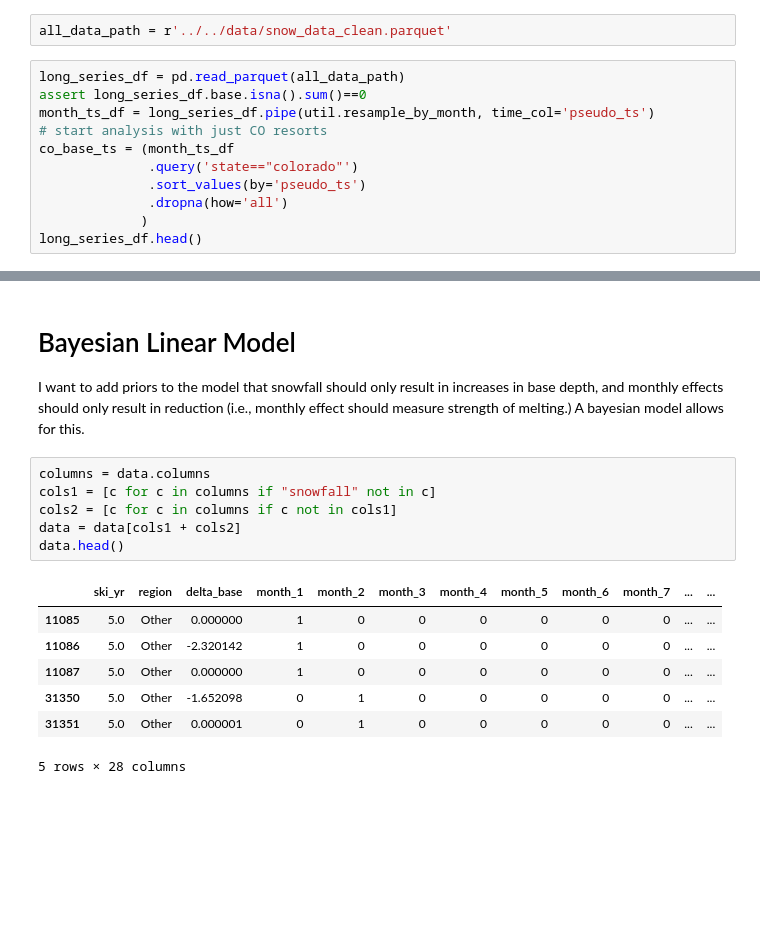
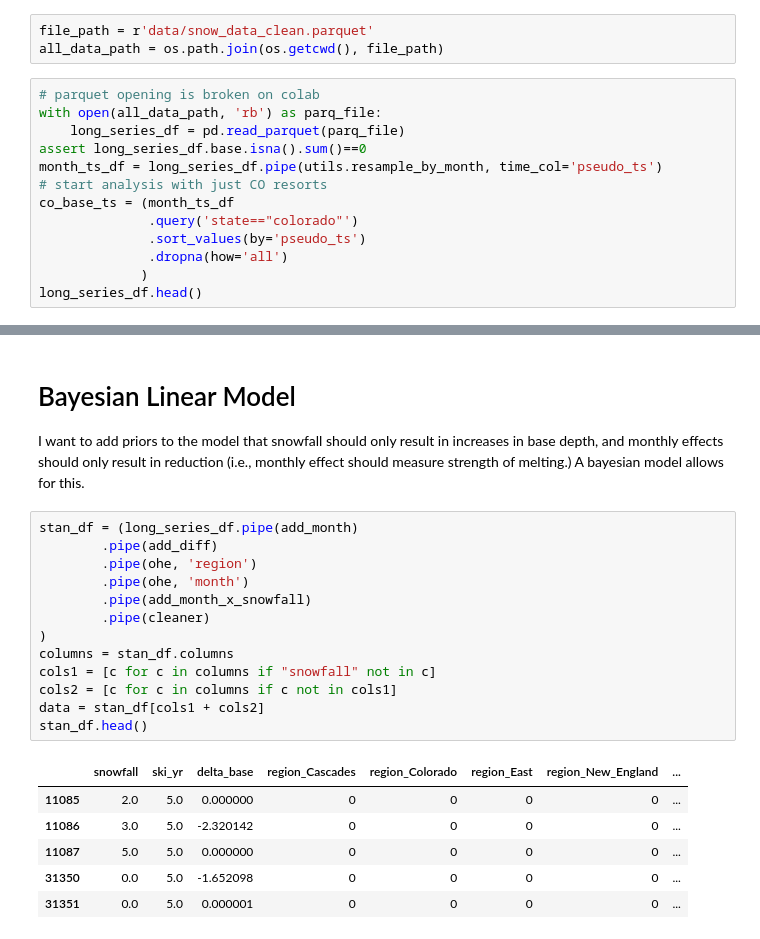
Before and after one commit to chrisoyer/ski-snow-modeling, a Jupyter notebook: src/analysis/snow_nonts_analysis.ipynb, the cells around one changed output, grey strips where cells are left out. Cells and saved outputs as stored; diff of their text form; blank space fills up the shorter version.

```diff
--- a/src/analysis/snow_nonts_analysis.ipynb
+++ b/src/analysis/snow_nonts_analysis.ipynb
@@ -40,11 +91,14 @@ plt.rc('figure', figsize=(11.0, 7.0))
 # %% [markdown]
 # Load Data
 # %%
-all_data_path = r'../../data/snow_data_clean.parquet'
+file_path = r'data/snow_data_clean.parquet'
+all_data_path = os.path.join(os.getcwd(), file_path)
 # %%
-long_series_df = pd.read_parquet(all_data_path)
+# parquet opening is broken on colab
+with open(all_data_path, 'rb') as parq_file:
+    long_series_df = pd.read_parquet(parq_file)
 assert long_series_df.base.isna().sum()==0
-month_ts_df = long_series_df.pipe(util.resample_by_month, time_col='pseudo_ts')
+month_ts_df = long_series_df.pipe(utils.resample_by_month, time_col='pseudo_ts')
 # start analysis with just CO resorts
 co_base_ts = (month_ts_df
               .query('state=="colorado"')
@@ -210,16 +256,22 @@ snow_betas_linear_df.to_parquet(r"../../data/processed/snow_betas_from_regr.parq
 # Bayesian Linear Model
 I want to add priors to the model that snowfall should only result in increases in base depth, and monthly effects should only result in reduction (i.e., monthly effect should measure strength of melting.) A bayesian model allows for this.
 # %%
-columns = data.columns
+stan_df = (long_series_df.pipe(add_month)
+        .pipe(add_diff)
+        .pipe(ohe, 'region')
+        .pipe(ohe, 'month')
+        .pipe(add_month_x_snowfall)
+        .pipe(cleaner)
+)
+columns = stan_df.columns
 cols1 = [c for c in columns if "snowfall" not in c]
 cols2 = [c for c in columns if c not in cols1]
-data = data[cols1 + cols2]
-data.head()
+data = stan_df[cols1 + cols2]
+stan_df.head()
 # %% [output]
-|  | ski_yr | region | delta_base | month_1 | month_2 | month_3 | month_4 | month_5 | month_6 | month_7 | ... | ... |
-| 11085 | 5.0 | Other | 0.000000 | 1 | 0 | 0 | 0 | 0 | 0 | 0 | ... | ... |
-| 11086 | 5.0 | Other | -2.320142 | 1 | 0 | 0 | 0 | 0 | 0 | 0 | ... | ... |
-| 11087 | 5.0 | Other | 0.000000 | 1 | 0 | 0 | 0 | 0 | 0 | 0 | ... | ... |
-| 31350 | 5.0 | Other | -1.652098 | 0 | 1 | 0 | 0 | 0 | 0 | 0 | ... | ... |
-| 31351 | 5.0 | Other | 0.000001 | 0 | 1 | 0 | 0 | 0 | 0 | 0 | ... | ... |
+|  | snowfall | ski_yr | delta_base | region_Cascades | region_Colorado | region_East | region_New_England | ... |
+| 11085 | 2.0 | 5.0 | 0.000000 | 0 | 0 | 0 | 0 | ... |
+| 11086 | 3.0 | 5.0 | -2.320142 | 0 | 0 | 0 | 0 | ... |
+| 11087 | 5.0 | 5.0 | 0.000000 | 0 | 0 | 0 | 0 | ... |
+| 31350 | 0.0 | 5.0 | -1.652098 | 0 | 0 | 0 | 0 | ... |
+| 31351 | 0.0 | 5.0 | 0.000001 | 0 | 0 | 0 | 0 | ... |
-5 rows × 28 columns
```
Also changed, not shown: parts of 15 cells of this notebook.
